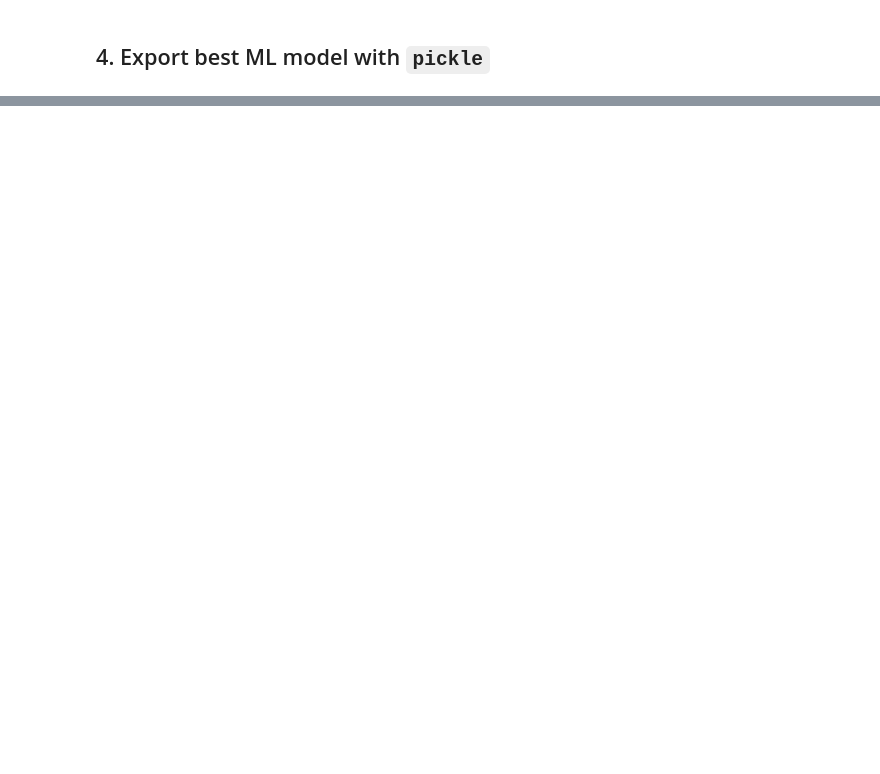
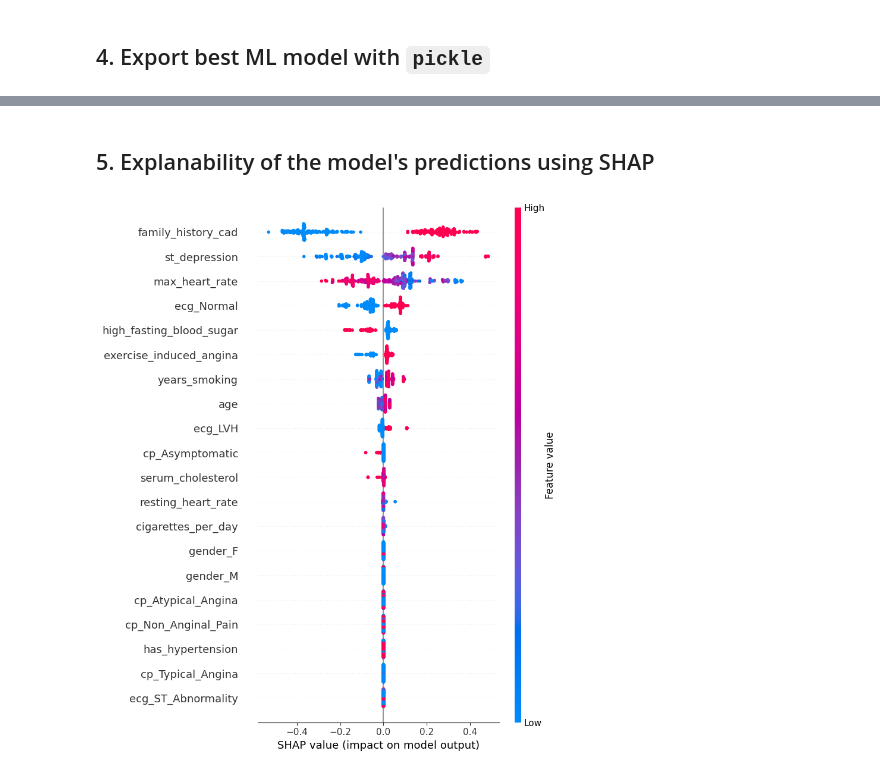
Before and after one commit to KentFre/CDS_CardioVision, a Jupyter notebook: data/04_heart_disease_predictive_analysis.ipynb, the cells around one changed output, grey strips where cells are left out. Drawn from its saved outputs; the diff is of its cells as text; code cells hidden in the pictures; blank space fills up the shorter version.

```diff
--- a/data/04_heart_disease_predictive_analysis.ipynb
+++ b/data/04_heart_disease_predictive_analysis.ipynb
@@ -472,0 +574,34 @@ Best model (Logistic Regression) saved to best_model.pkl
+# %% [markdown]
+## 5. Explanability of the model's predictions using SHAP
+# %%
+# Preparing features
+X = df.drop(columns=["Has_heart_disease"])
+y = df["Has_heart_disease"]
+
+# Extract feature names from the DataFrame
+feature_names = X.columns
+
+# Initialize SHAP explainer
+if best_model_name in ['Random Forest', 'XGBoost',
+                       'Decision Tree', 'Gradient Boosting',
+                       'AdaBoost', 'Extra Trees']:
+    explainer = shap.TreeExplainer(best_model)
+    shap_values = explainer.shap_values(X_train)
+elif best_model_name in ['Logistic Regression', 'Support Vector Machine', 'K-Nearest Neighbours', 'Naive Bayes']:
+    explainer = shap.KernelExplainer(best_model.predict_proba, X_train)
+    shap_values = explainer.shap_values(X_train, nsamples=100)
+elif best_model_name == 'Neural Network':
+    explainer = shap.DeepExplainer(best_model, X_train[:100])
+    shap_values = explainer.shap_values(X_train)
+else:
+    print(f"SHAP analysis not supported for {best_model_name}.")
+    shap_values = None
+
+# Plot the SHAP summary plot
+if shap_values is not None:
+   shap.summary_plot(shap_values, features=X_train, feature_names=feature_names)
+else:
+    print(f"SHAP analysis not supported for {best_model_name}.")
+    shap_values = None
+# %% [output]
+[figure, added]
```
Also changed, not shown: parts of 9 cells of this notebook, 4 other files.
